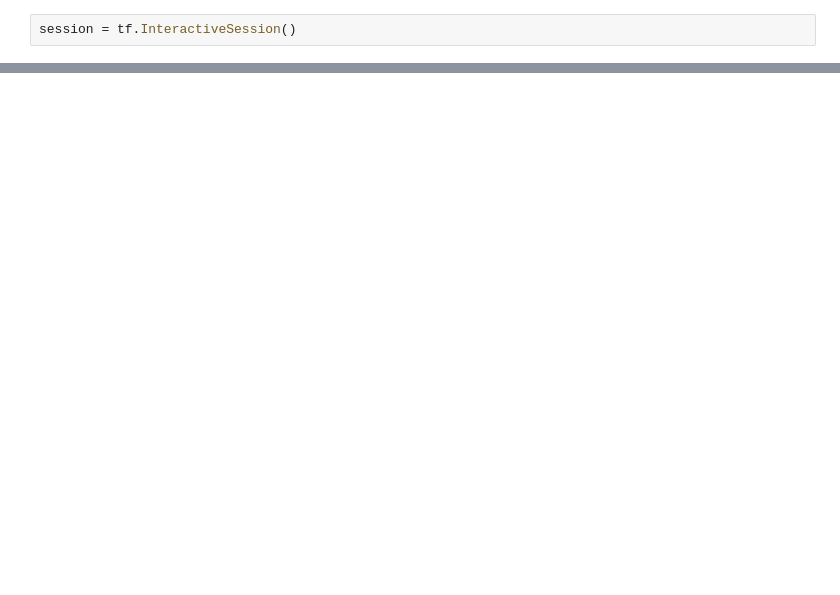
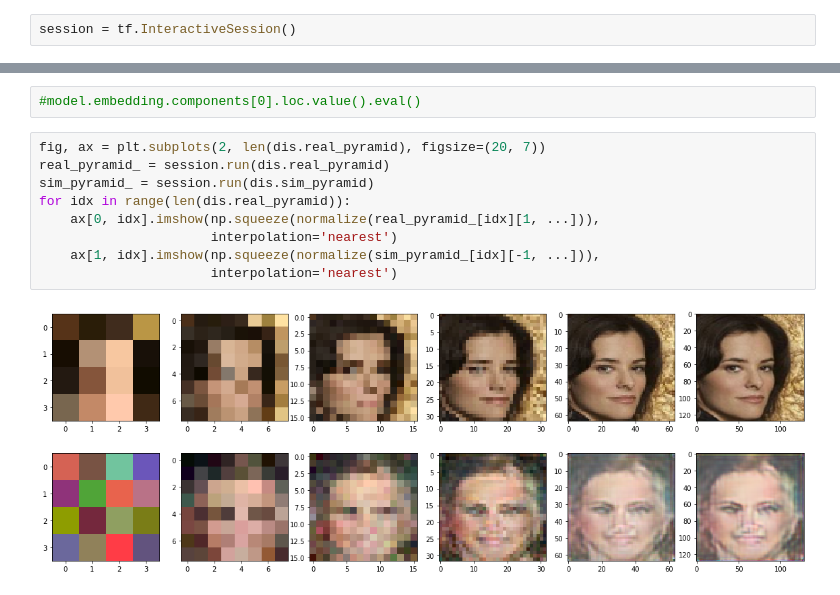
Before and after one commit to danmar3/AssociativeGAN, a Jupyter notebook: notebooks/gmmgan.ipynb, the cells around one changed output, grey strips where cells are left out. Drawn from its saved outputs; the diff is of its cells as text; blank space fills up the shorter version.

```diff
--- a/notebooks/gmmgan.ipynb
+++ b/notebooks/gmmgan.ipynb
@@ -135,0 +141,13 @@ plt.plot(x[:, 0], x[:, 1], '+')
+# %%
+#model.embedding.components[0].loc.value().eval()
+# %%
+fig, ax = plt.subplots(2, len(dis.real_pyramid), figsize=(20, 7))
+real_pyramid_ = session.run(dis.real_pyramid)
+sim_pyramid_ = session.run(dis.sim_pyramid)
+for idx in range(len(dis.real_pyramid)):
+    ax[0, idx].imshow(np.squeeze(normalize(real_pyramid_[idx][1, ...])),
+                      interpolation='nearest')
+    ax[1, idx].imshow(np.squeeze(normalize(sim_pyramid_[idx][-1, ...])),
+                      interpolation='nearest')
+# %% [output]
+[figure, added]
```
Also changed, not shown: parts of 11 cells of this notebook, 4 other files.
